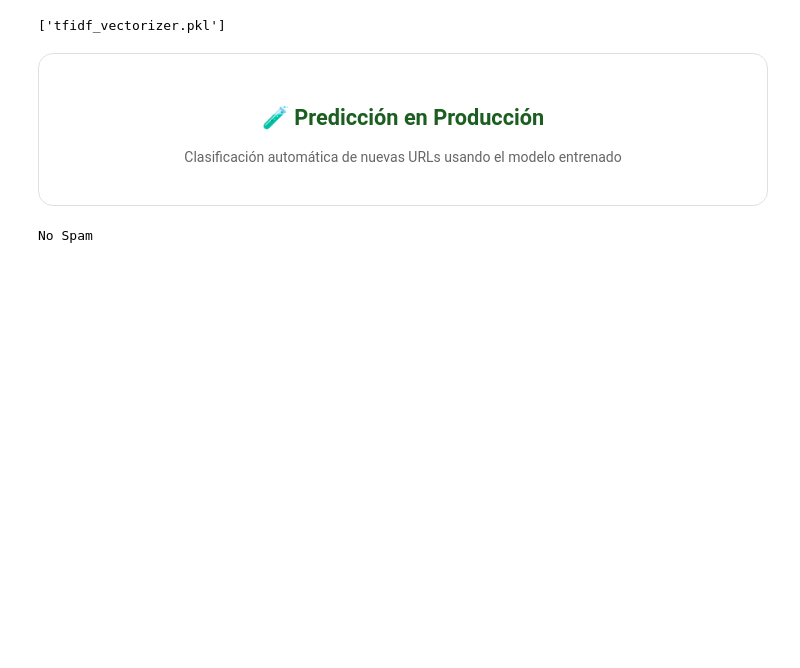
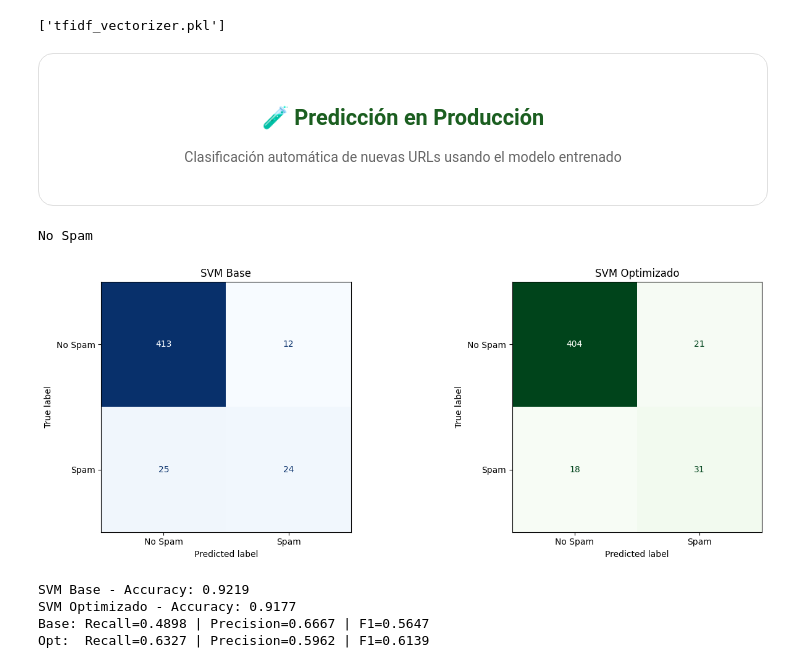
Before and after one commit to natbp/natbp_intro_ML, a Jupyter notebook: src/12-nlp-url-spam.ipynb, the cells around one changed output. Drawn from its saved outputs; the diff is of its cells as text; code cells hidden in the pictures; blank space fills up the shorter version.

```diff
--- a/src/12-nlp-url-spam.ipynb
+++ b/src/12-nlp-url-spam.ipynb
@@ -386,5 +387,5 @@ X_train, X_test, y_train, y_test = train_test_split(
 # %%
-svm_model = SVC()
+svm_model = SVC(probability=True, random_state=42)
 # %% [markdown]
 <div style="
 background: linear-gradient(135deg,#fffde7,#fce4ec);
@@ -412,6 +413,6 @@ SVC()
 # %%
-y_pred = svm_model.predict(X_test)
+y_pred_base = svm_model.predict(X_test)
 
-print("Accuracy:", accuracy_score(y_test, y_pred))
-print(classification_report(y_test, y_pred))
+print("Accuracy:", accuracy_score(y_test, y_pred_base))
+print(classification_report(y_test, y_pred_base))
 # %% [output]
@@ -446,9 +447,11 @@ Búsqueda de la mejor configuración mediante Grid Search
 </div>
 # %%
 param_grid = {
-    "C": [0.1, 1, 10],
-    "kernel": ["linear", "rbf"],
-    "gamma": ["scale", "auto"]
+    'C': [0.01, 0.1, 1, 10, 100],
+    'kernel': ['linear', 'rbf', 'poly'],
+    'gamma': ['scale', 'auto', 0.001, 0.01],
+    'degree': [2, 3, 4],  # Si kernel='poly'
+    'class_weight': [None, 'balanced']
 }
 # %%
 grid = GridSearchCV(
@@ -472,7 +478,7 @@ Mejores parámetros: {'C': 10, 'gamma': 'scale', 'kernel': 'linear'}
 # %%
 best_model = grid.best_estimator_
 # %%
-y_pred = best_model.predict(X_test)
+y_pred_opt = best_model.predict(X_test)
 # %% [markdown]
 <div style="
 background: linear-gradient(135deg,#fce4ec,#f3e5f5);
@@ -565,6 +571,42 @@ prediction = model.predict(vector)
 print("Spam" if prediction[0] == 1 else "No Spam")
 # %% [output]
 No Spam
+# %%
+fig, (ax1, ax2) = plt.subplots(1, 2, figsize=(14, 5))
+
+# Base
+cm_base = confusion_matrix(y_test, y_pred_base)
+disp_base = ConfusionMatrixDisplay(cm_base, display_labels=['No Spam', 'Spam'])
+disp_base.plot(ax=ax1, colorbar=False, cmap='Blues')
+ax1.set_title('SVM Base')
+
+# Optimizado
+cm_opt = confusion_matrix(y_test, y_pred_opt)
+disp_opt = ConfusionMatrixDisplay(cm_opt, display_labels=['No Spam', 'Spam'])
+disp_opt.plot(ax=ax2, colorbar=False, cmap='Greens')
+ax2.set_title('SVM Optimizado')
+
+plt.tight_layout()
+plt.show()
+# %% [output]
+[figure, added]
+# %%
+# Comparar modelos
+print(f"SVM Base - Accuracy: {accuracy_score(y_test, y_pred_base):.4f}")
+print(f"SVM Optimizado - Accuracy: {accuracy_score(y_test, y_pred_opt):.4f}")
+
+# Mostrar recall de spam (lo importante)
+from sklearn.metrics import precision_recall_fscore_support
+p_base, r_base, f1_base, _ = precision_recall_fscore_support(y_test, y_pred_base, labels=[1], average='binary')
+p_opt, r_opt, f1_opt, _ = precision_recall_fscore_support(y_test, y_pred_opt, labels=[1], average='binary')
+
+print(f"Base: Recall={r_base:.4f} | Precision={p_base:.4f} | F1={f1_base:.4f}")
+print(f"Opt:  Recall={r_opt:.4f} | Precision={p_opt:.4f} | F1={f1_opt:.4f}")
+# %% [output]
+SVM Base - Accuracy: 0.9219
+SVM Optimizado - Accuracy: 0.9177
+Base: Recall=0.4898 | Precision=0.6667 | F1=0.5647
+Opt:  Recall=0.6327 | Precision=0.5962 | F1=0.6139
 # %% [markdown]
 <div style="
 background: linear-gradient(135deg, #fdfbfb, #ede7f6);
```
Also changed, not shown: parts of 14 cells of this notebook, 4 other files.
